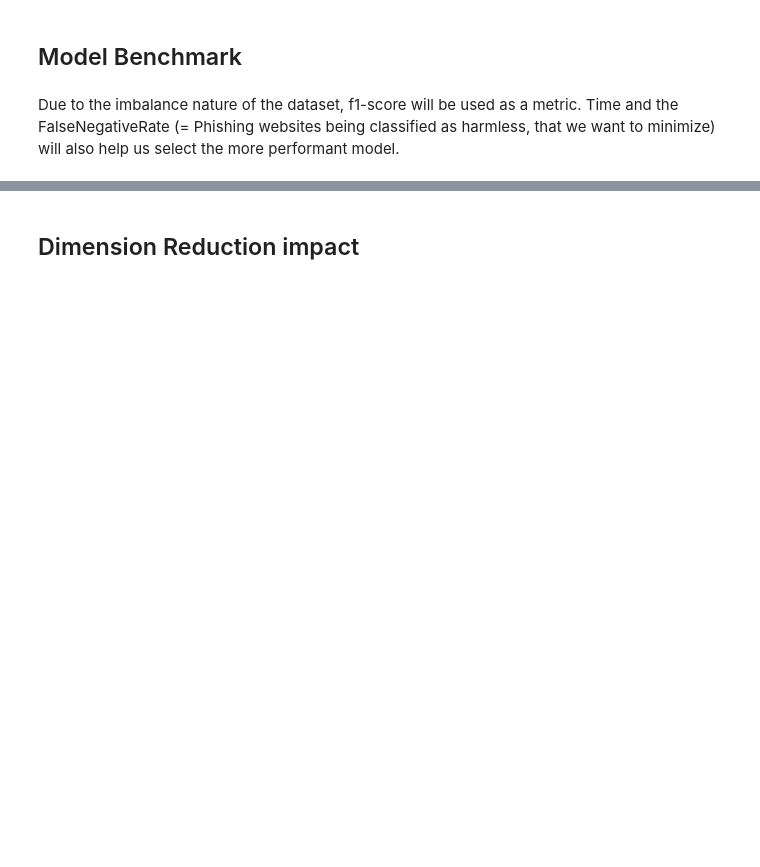
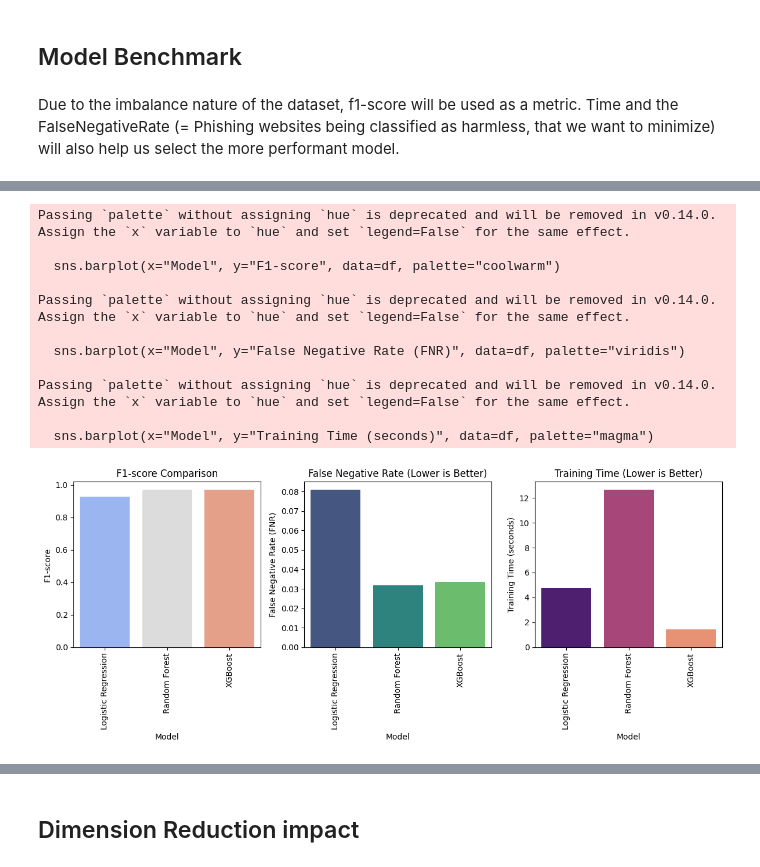
Before and after one commit to euge44/phishingClassification, a Jupyter notebook: PhishingdetectionDiff.ipynb, the cells around one changed output, grey strips where cells are left out. Saved outputs shown, nothing was run; the diff lists cells and outputs as text; code cells hidden in the pictures; blank space fills up the shorter version.

```diff
--- a/PhishingdetectionDiff.ipynb
+++ b/PhishingdetectionDiff.ipynb
@@ -368,0 +424,41 @@ plt.show()
+# %%
+# Plot performance comparison
+def plot_comparison(df):
+  plt.figure(figsize=(12, 5))
+
+  # F1-score
+  plt.subplot(1, 3, 1)
+  sns.barplot(x="Model", y="F1-score", data=df, palette="coolwarm")
+  plt.title("F1-score Comparison")
+  plt.xticks(rotation=90)
+
+  # FNR
+  plt.subplot(1, 3, 2)
+  sns.barplot(x="Model", y="False Negative Rate (FNR)", data=df, palette="viridis")
+  plt.title("False Negative Rate (Lower is Better)")
+  plt.xticks(rotation=90)
+
+  # Training Time
+  plt.subplot(1, 3, 3)
+  sns.barplot(x="Model", y="Training Time (seconds)", data=df, palette="magma")
+  plt.title("Training Time (Lower is Better)")
+  plt.xticks(rotation=90)
+
+  plt.tight_layout()
+  plt.show()
+
+
+plot_comparison(df_results)
+# %% [output]
+Passing `palette` without assigning `hue` is deprecated and will be removed in v0.14.0. Assign the `x` variable to `hue` and set `legend=False` for the same effect.
+
+  sns.barplot(x="Model", y="F1-score", data=df, palette="coolwarm")
+
+Passing `palette` without assigning `hue` is deprecated and will be removed in v0.14.0. Assign the `x` variable to `hue` and set `legend=False` for the same effect.
+
+  sns.barplot(x="Model", y="False Negative Rate (FNR)", data=df, palette="viridis")
+
+Passing `palette` without assigning `hue` is deprecated and will be removed in v0.14.0. Assign the `x` variable to `hue` and set `legend=False` for the same effect.
+
+  sns.barplot(x="Model", y="Training Time (seconds)", data=df, palette="magma")
+[figure, added]
```
Also changed, not shown: parts of 67 cells of this notebook.
